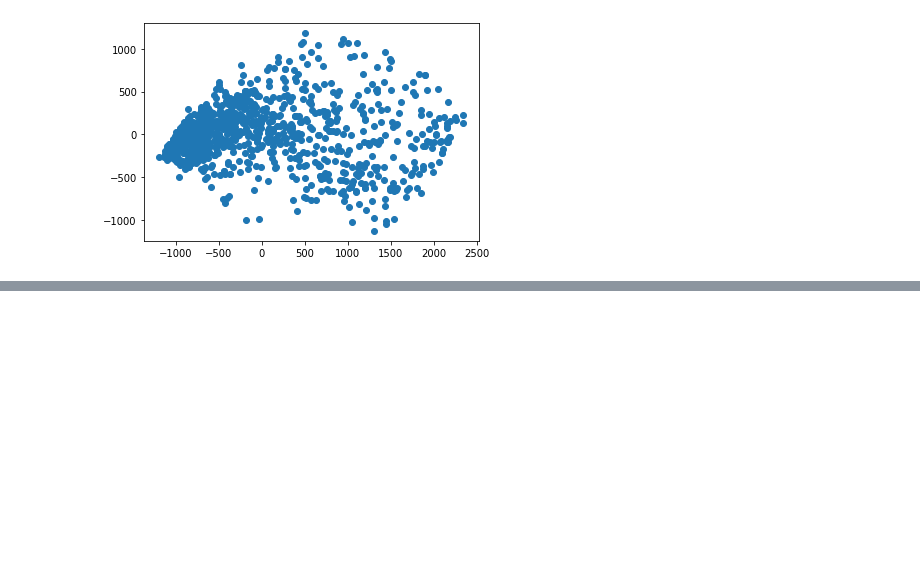
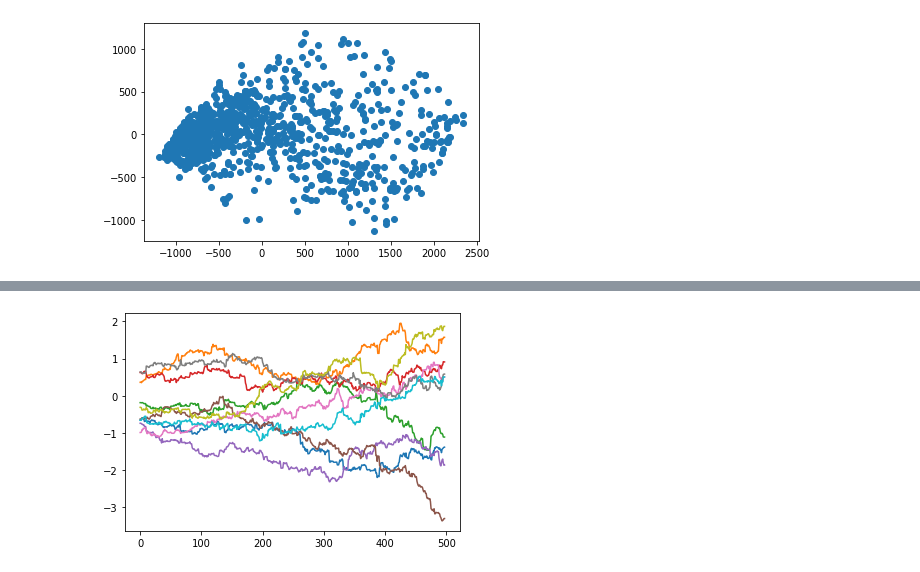
Before and after one commit to mariakesa/DayanAbbottExplorations, a Jupyter notebook: HebbianExploration.ipynb, the cells around one changed output, grey strips where cells are left out. Cells and saved outputs as stored; diff of their text form; code cells hidden in the pictures; blank space fills up the shorter version.

```diff
--- a/HebbianExploration.ipynb
+++ b/HebbianExploration.ipynb
@@ -90,0 +113,5 @@ plt.scatter(X[:,0],X[:,1])
+# %%
+for j in range(0,10):
+    plt.plot(w_arr[j,:])
+# %% [output]
+[figure, added]
```
Also changed, not shown: parts of 5 cells of this notebook.
